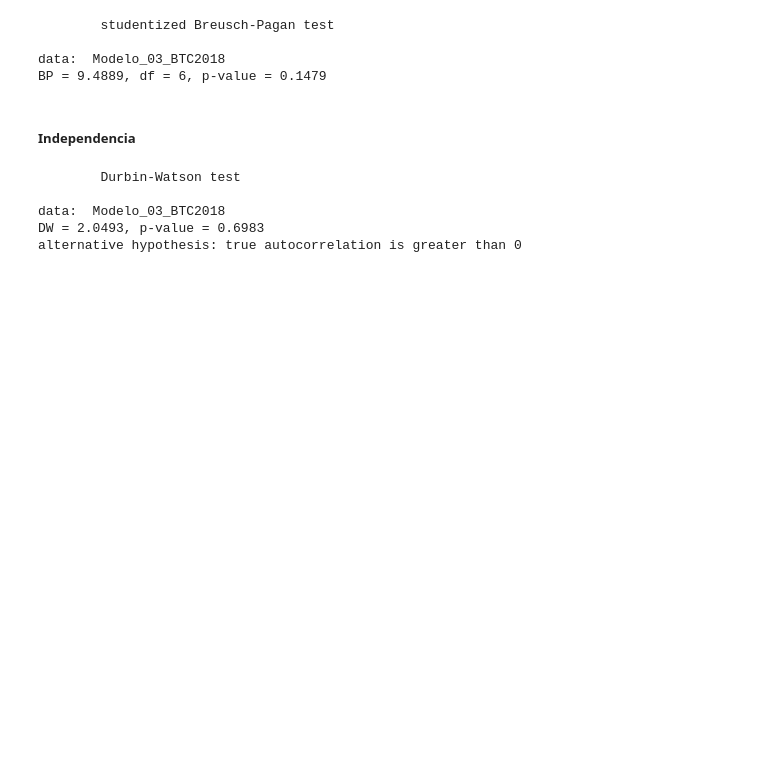
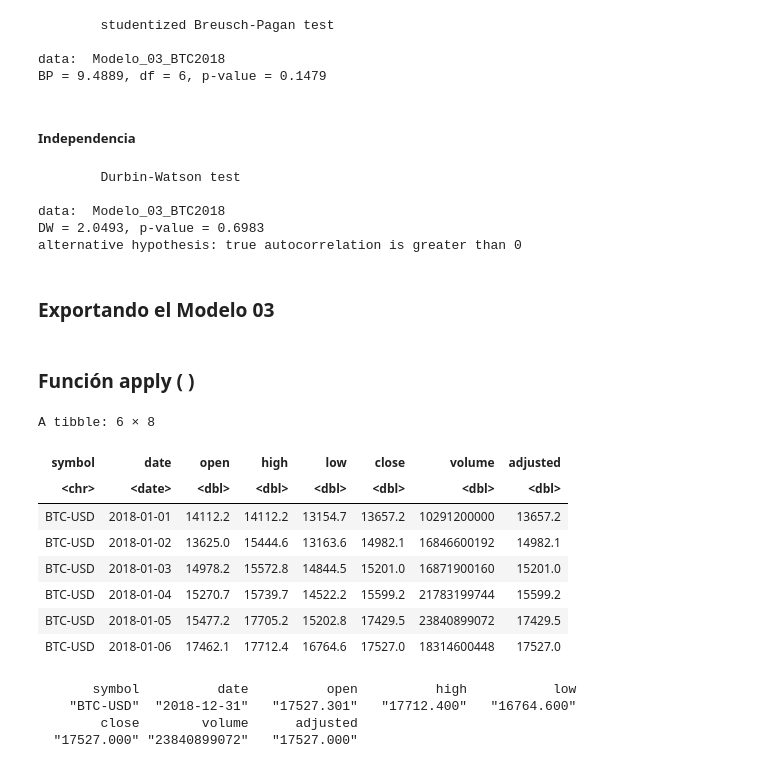
Before and after one commit to cristiandarioortegayubro/Maestria-Ciencia-de-Datos-UBA-FCE, a Jupyter notebook: Taller_de_Programacion/TPE1_ORTEGA_YUBRO.ipynb, the cells around one changed output. Saved outputs shown, nothing was run; the diff lists cells and outputs as text; code cells hidden in the pictures; blank space fills up the shorter version.

```diff
--- a/Taller_de_Programacion/TPE1_ORTEGA_YUBRO.ipynb
+++ b/Taller_de_Programacion/TPE1_ORTEGA_YUBRO.ipynb
@@ -402,3 +388,5 @@ dwtest(Modelo_03_BTC2018)
 data:  Modelo_03_BTC2018
 DW = 2.0493, p-value = 0.6983
 alternative hypothesis: true autocorrelation is greater than 0
+# %% [markdown]
+### Exportando el Modelo 03
@@ -404,0 +395,21 @@ alternative hypothesis: true autocorrelation is greater than 0
+# %% [markdown]
+### Función apply ( )
+# %%
+head(BTC3_2018)
+# %% [output]
+A tibble: 6 × 8
+| symbol | date | open | high | low | close | volume | adjusted |
+| <chr> | <date> | <dbl> | <dbl> | <dbl> | <dbl> | <dbl> | <dbl> |
+| BTC-USD | 2018-01-01 | 14112.2 | 14112.2 | 13154.7 | 13657.2 | 10291200000 | 13657.2 |
+| BTC-USD | 2018-01-02 | 13625.0 | 15444.6 | 13163.6 | 14982.1 | 16846600192 | 14982.1 |
+| BTC-USD | 2018-01-03 | 14978.2 | 15572.8 | 14844.5 | 15201.0 | 16871900160 | 15201.0 |
+| BTC-USD | 2018-01-04 | 15270.7 | 15739.7 | 14522.2 | 15599.2 | 21783199744 | 15599.2 |
+| BTC-USD | 2018-01-05 | 15477.2 | 17705.2 | 15202.8 | 17429.5 | 23840899072 | 17429.5 |
+| BTC-USD | 2018-01-06 | 17462.1 | 17712.4 | 16764.6 | 17527.0 | 18314600448 | 17527.0 |
+# %%
+apply(BTC3_2018, MARGIN = 2, FUN = max)
+# %% [output]
+       symbol          date          open          high           low
+    "BTC-USD"  "2018-12-31"   "17527.301"   "17712.400"   "16764.600"
+        close        volume      adjusted
+  "17527.000" "23840899072"   "17527.000"
```
Also changed, not shown: parts of 7 cells of this notebook.
